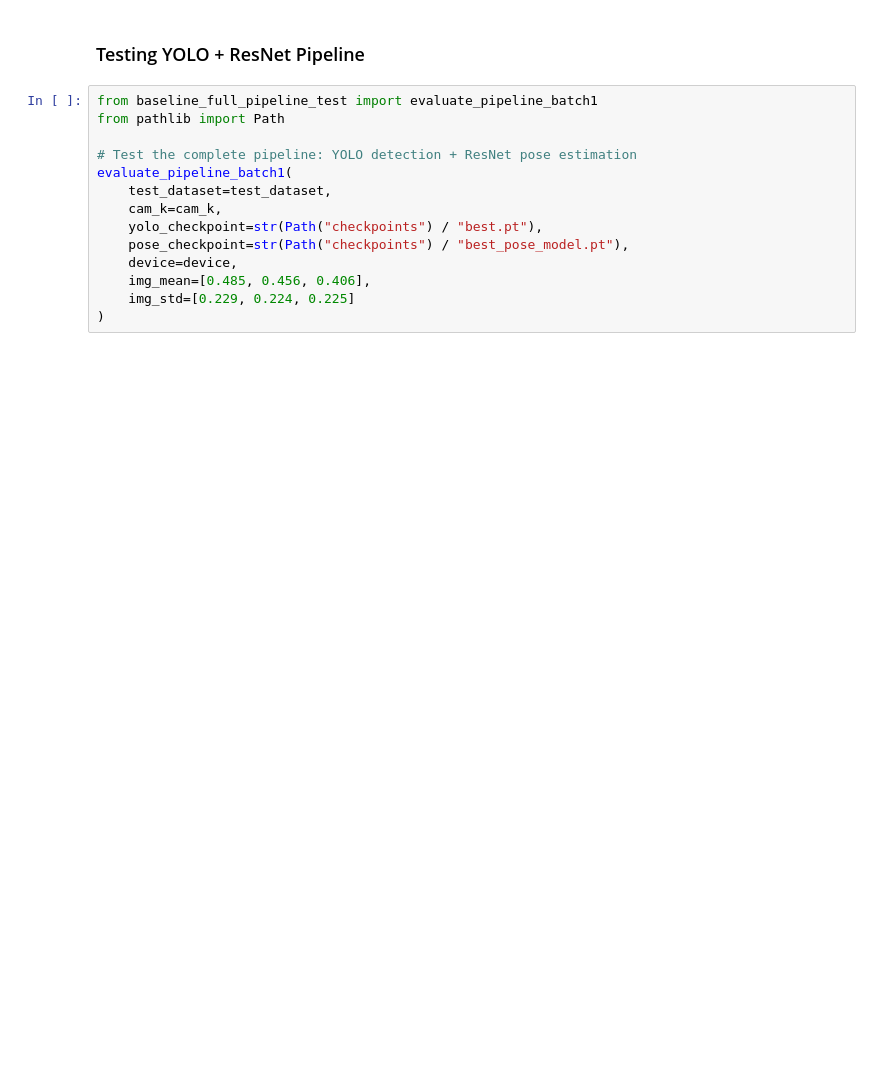
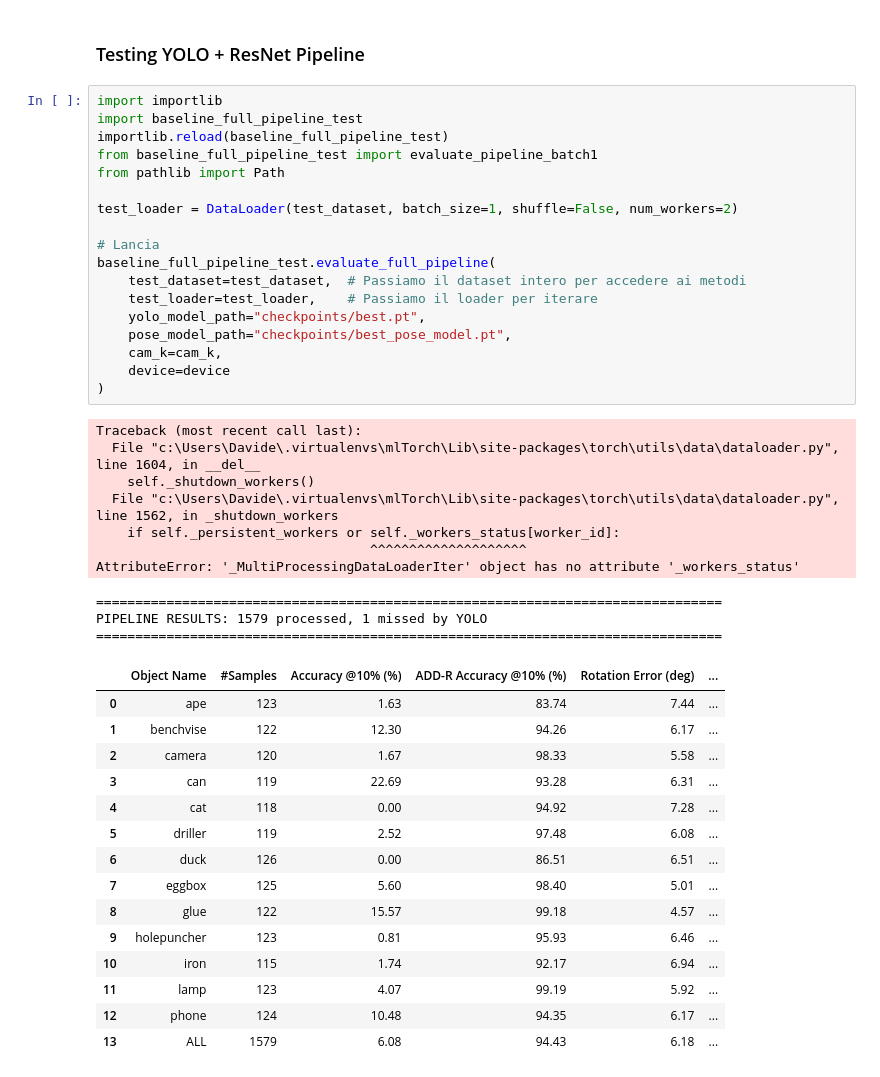
Before and after one commit to luigiaceto/6D-pose-estimation, a Jupyter notebook: experiment_guide.ipynb, the cells around one changed output. Drawn from its saved outputs; the diff is of its cells as text; blank space fills up the shorter version.

Commit message:
Added full pipeline test

```diff
--- a/experiment_guide.ipynb
+++ b/experiment_guide.ipynb
@@ -539,16 +548,46 @@ NameError: name 'dataset_root' is not defined
 # %% [markdown]
 ### Testing YOLO + ResNet Pipeline
 # %%
+import importlib
+import baseline_full_pipeline_test
+importlib.reload(baseline_full_pipeline_test)
 from baseline_full_pipeline_test import evaluate_pipeline_batch1
 from pathlib import Path
 
-# Test the complete pipeline: YOLO detection + ResNet pose estimation
-evaluate_pipeline_batch1(
-    test_dataset=test_dataset,
+test_loader = DataLoader(test_dataset, batch_size=1, shuffle=False, num_workers=2)
+
+# Lancia
+baseline_full_pipeline_test.evaluate_full_pipeline(
+    test_dataset=test_dataset,  # Passiamo il dataset intero per accedere ai metodi
+    test_loader=test_loader,    # Passiamo il loader per iterare
+    yolo_model_path="checkpoints/best.pt",
+    pose_model_path="checkpoints/best_pose_model.pt",
     cam_k=cam_k,
-    yolo_checkpoint=str(Path("checkpoints") / "best.pt"),
-    pose_checkpoint=str(Path("checkpoints") / "best_pose_model.pt"),
-    device=device,
-    img_mean=[0.485, 0.456, 0.406],
-    img_std=[0.229, 0.224, 0.225]
+    device=device
 )
+# %% [output]
+Traceback (most recent call last):
+  File "c:\Users\Davide\.virtualenvs\mlTorch\Lib\site-packages\torch\utils\data\dataloader.py", line 1604, in __del__
+    self._shutdown_workers()
+  File "c:\Users\Davide\.virtualenvs\mlTorch\Lib\site-packages\torch\utils\data\dataloader.py", line 1562, in _shutdown_workers
+    if self._persistent_workers or self._workers_status[worker_id]:
+                                   ^^^^^^^^^^^^^^^^^^^^
+AttributeError: '_MultiProcessingDataLoaderIter' object has no attribute '_workers_status'
+================================================================================
+PIPELINE RESULTS: 1579 processed, 1 missed by YOLO
+================================================================================
+|  | Object Name | #Samples | Accuracy @10% (%) | ADD-R Accuracy @10% (%) | Rotation Error (deg) | ... |
+| 0 | ape | 123 | 1.63 | 83.74 | 7.44 | ... |
+| 1 | benchvise | 122 | 12.30 | 94.26 | 6.17 | ... |
+| 2 | camera | 120 | 1.67 | 98.33 | 5.58 | ... |
+| 3 | can | 119 | 22.69 | 93.28 | 6.31 | ... |
+| 4 | cat | 118 | 0.00 | 94.92 | 7.28 | ... |
+| 5 | driller | 119 | 2.52 | 97.48 | 6.08 | ... |
+| 6 | duck | 126 | 0.00 | 86.51 | 6.51 | ... |
+| 7 | eggbox | 125 | 5.60 | 98.40 | 5.01 | ... |
+| 8 | glue | 122 | 15.57 | 99.18 | 4.57 | ... |
+| 9 | holepuncher | 123 | 0.81 | 95.93 | 6.46 | ... |
+| 10 | iron | 115 | 1.74 | 92.17 | 6.94 | ... |
+| 11 | lamp | 123 | 4.07 | 99.19 | 5.92 | ... |
+| 12 | phone | 124 | 10.48 | 94.35 | 6.17 | ... |
+| 13 | ALL | 1579 | 6.08 | 94.43 | 6.18 | ... |
```
Also changed, not shown: parts of 5 cells of this notebook, 5 other files.
